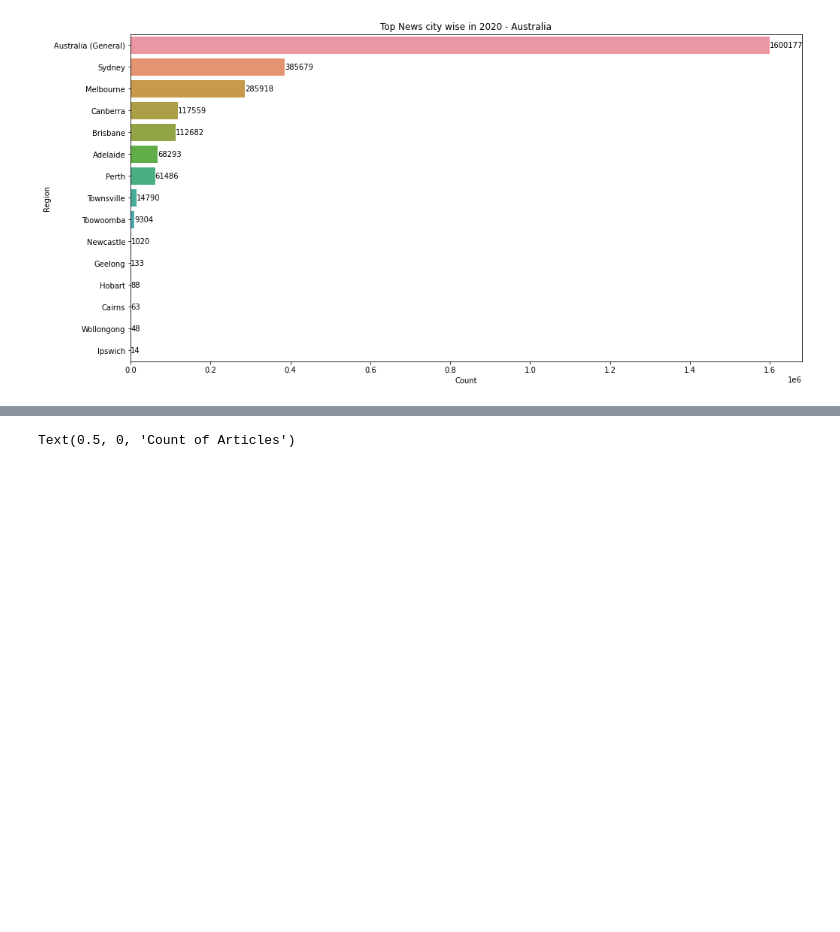
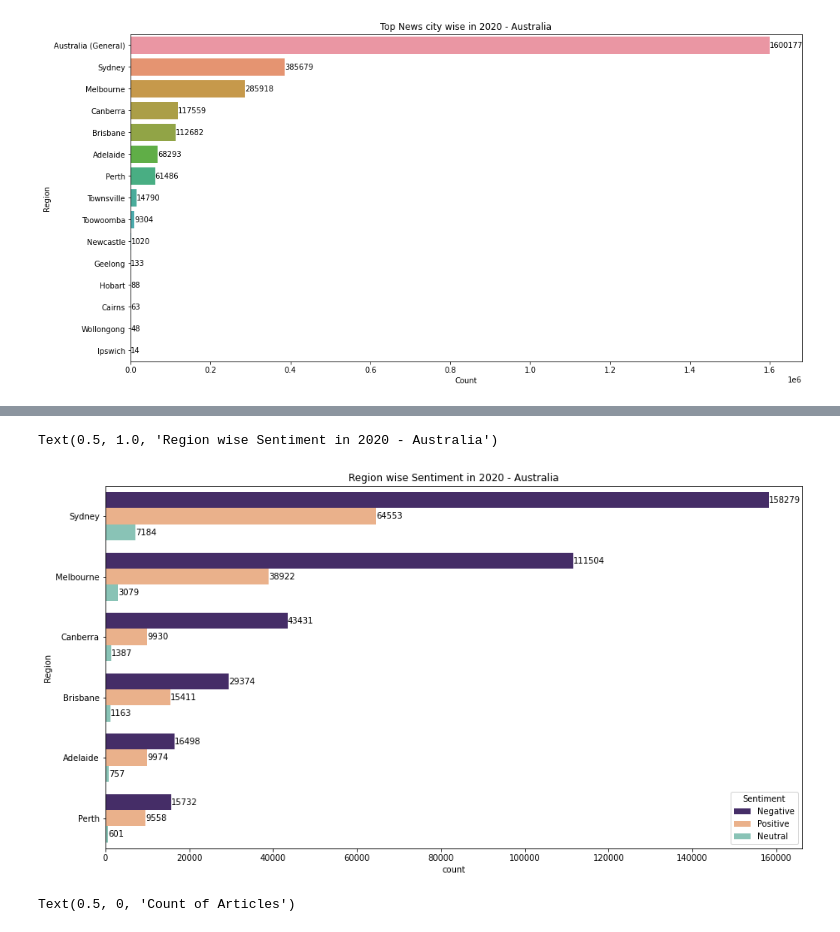
Before and after one commit to xaviermiles/web_sentiment_analysis, a Jupyter notebook: Gdelt/Gdelt_v1/gdelt-analysis.ipynb, the cells around one changed output, grey strips where cells are left out. Saved outputs shown, nothing was run; the diff lists cells and outputs as text; code cells hidden in the pictures; blank space fills up the shorter version.

```diff
--- a/Gdelt/Gdelt_v1/gdelt-analysis.ipynb
+++ b/Gdelt/Gdelt_v1/gdelt-analysis.ipynb
@@ -322,3 +333,18 @@ df1_au['Sentiment'] = df1_au['tone'].apply(lambda x: "Positive" if x>0 else ("Ne
+# %%
+plt.figure(figsize=(15,8))
+ax=sns.countplot(y=df1_au.explode('Region').Region ,data=df1_au, hue = df1_au.explode('Region').Sentiment, order = df_Region_au.Region[1:7], palette=['#432371',"#FAAE7B", "#7fcdbb"])
+for p in ax.patches:
+    width = p.get_width()    # get bar length
+    ax.text(width + 1,       # set the text at 1 unit right of the bar
+            p.get_y() + p.get_height() / 2, # get Y coordinate + X coordinate / 2
+            '{:1.0f}'.format(width), # set variable to display, 2 decimals
+            ha = 'left',   # horizontal alignment
+            va = 'center')  # vertical alignment
+
+plt.title("Region wise Sentiment in 2020 - Australia")
+# %% [output]
+Text(0.5, 1.0, 'Region wise Sentiment in 2020 - Australia')
+[figure, added]
 # %%
 df1_analysis_source = df1.groupby(['source_name', 'Sentiment']).agg({'Sentiment': ['count']}).reset_index()#.sort_values(by = 'Sentiment')
 df1_analysis_source_au = df1_au.groupby(['source_name', 'Sentiment']).agg({'Sentiment': ['count']}).reset_index()#.sort_values(by = 'Sentiment')
```
Also changed, not shown: parts of 16 cells of this notebook.
